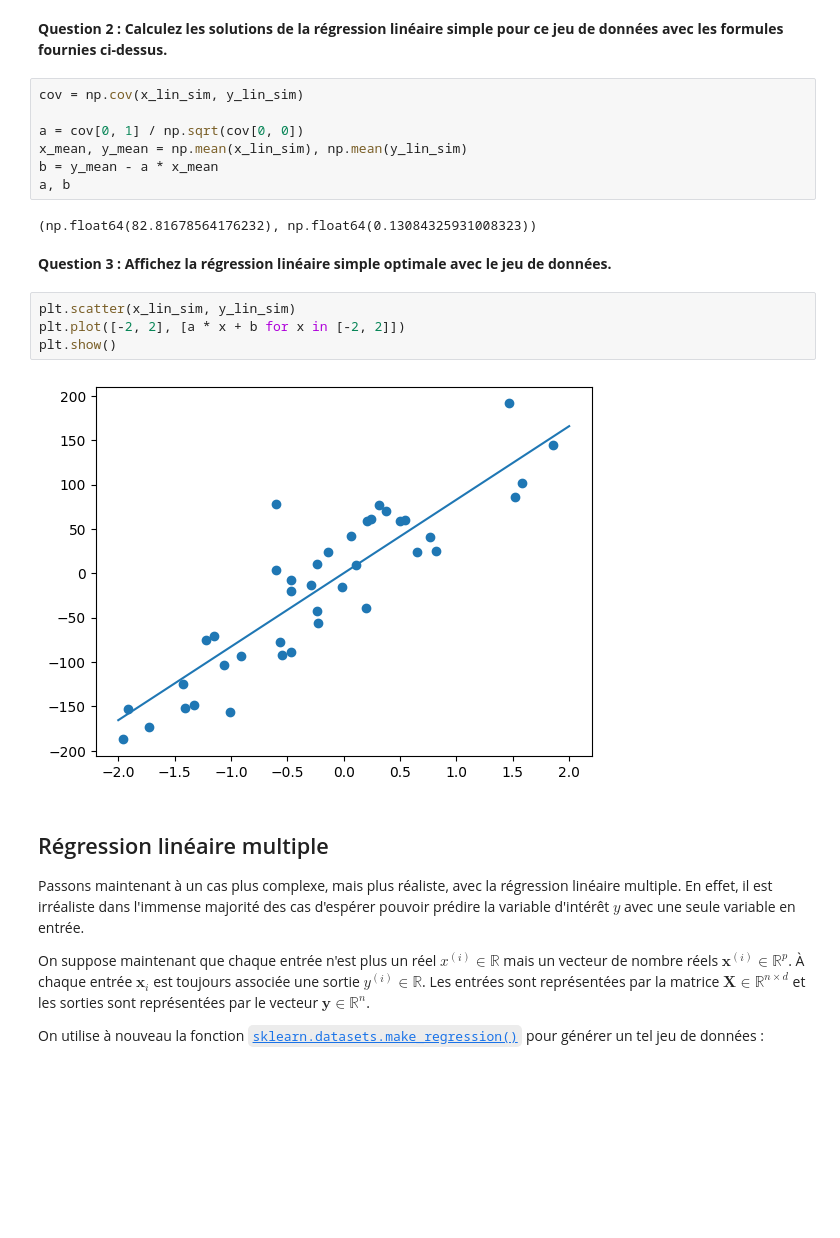
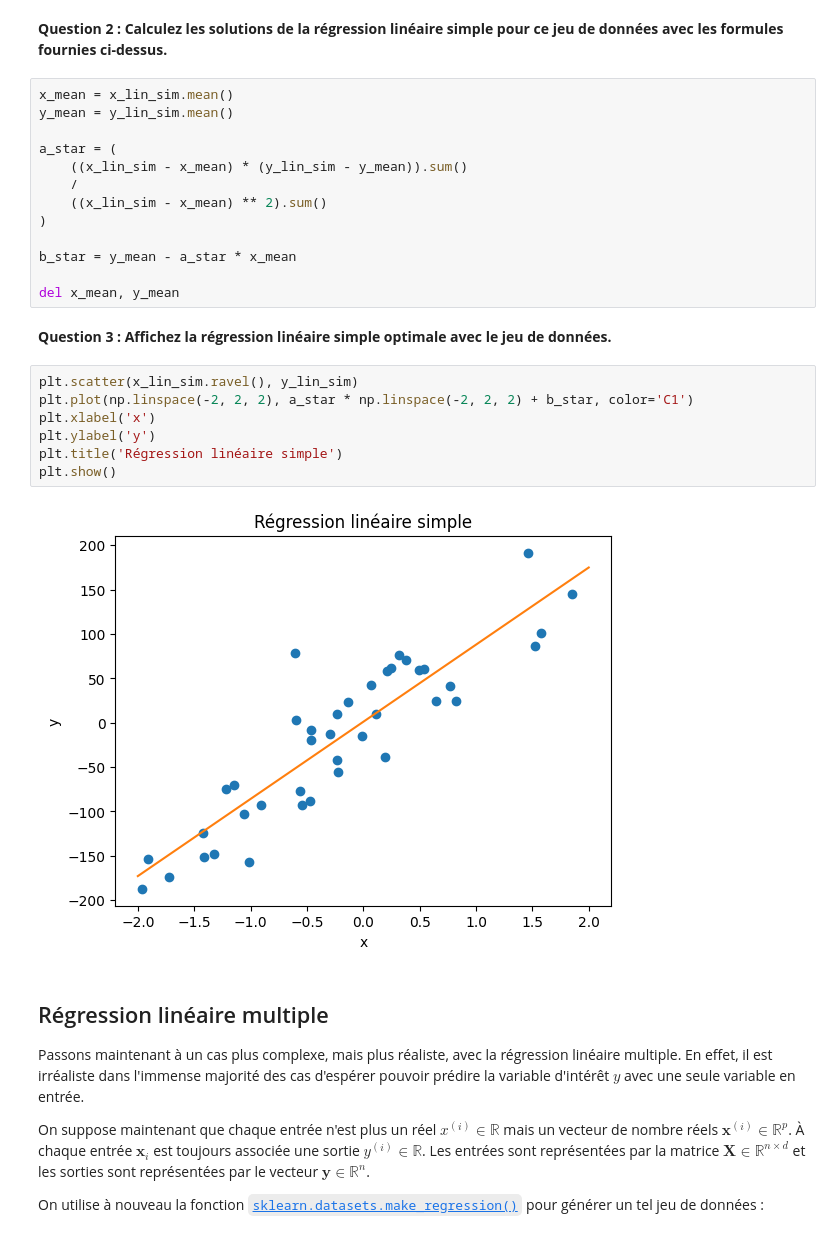
Before and after one commit to jojodu0747/ProjetTDD, a Jupyter notebook: src/RegLOG.ipynb, the cells around one changed output. Drawn from its saved outputs; the diff is of its cells as text; blank space fills up the shorter version.

```diff
--- a/src/RegLOG.ipynb
+++ b/src/RegLOG.ipynb
@@ -57,22 +60,29 @@ $$
 # %% [markdown]
 **Question 2 : Calculez les solutions de la régression linéaire simple pour ce jeu de données avec les formules fournies ci-dessus.**
 # %%
-cov = np.cov(x_lin_sim, y_lin_sim)
+x_mean = x_lin_sim.mean()
+y_mean = y_lin_sim.mean()
 
-a = cov[0, 1] / np.sqrt(cov[0, 0])
-x_mean, y_mean = np.mean(x_lin_sim), np.mean(y_lin_sim)
-b = y_mean - a * x_mean
-a, b
+a_star = (
+    ((x_lin_sim - x_mean) * (y_lin_sim - y_mean)).sum()
+    /
+    ((x_lin_sim - x_mean) ** 2).sum()
+)
+
+b_star = y_mean - a_star * x_mean
+
+del x_mean, y_mean
-# %% [output]
-(np.float64(82.81678564176232), np.float64(0.13084325931008323))
 # %% [markdown]
 **Question 3 : Affichez la régression linéaire simple optimale avec le jeu de données.**
-# %%
-plt.scatter(x_lin_sim, y_lin_sim)
-plt.plot([-2, 2], [a * x + b for x in [-2, 2]])
-plt.show()
-# %% [output]
-[figure, removed]
+# %%
+plt.scatter(x_lin_sim.ravel(), y_lin_sim)
+plt.plot(np.linspace(-2, 2, 2), a_star * np.linspace(-2, 2, 2) + b_star, color='C1')
+plt.xlabel('x')
+plt.ylabel('y')
+plt.title('Régression linéaire simple')
+plt.show()
+# %% [output]
+[figure, added]
 # %% [markdown]
 ## Régression linéaire multiple
 
```
Also changed, not shown: parts of 35 cells of this notebook, 2 other files.
